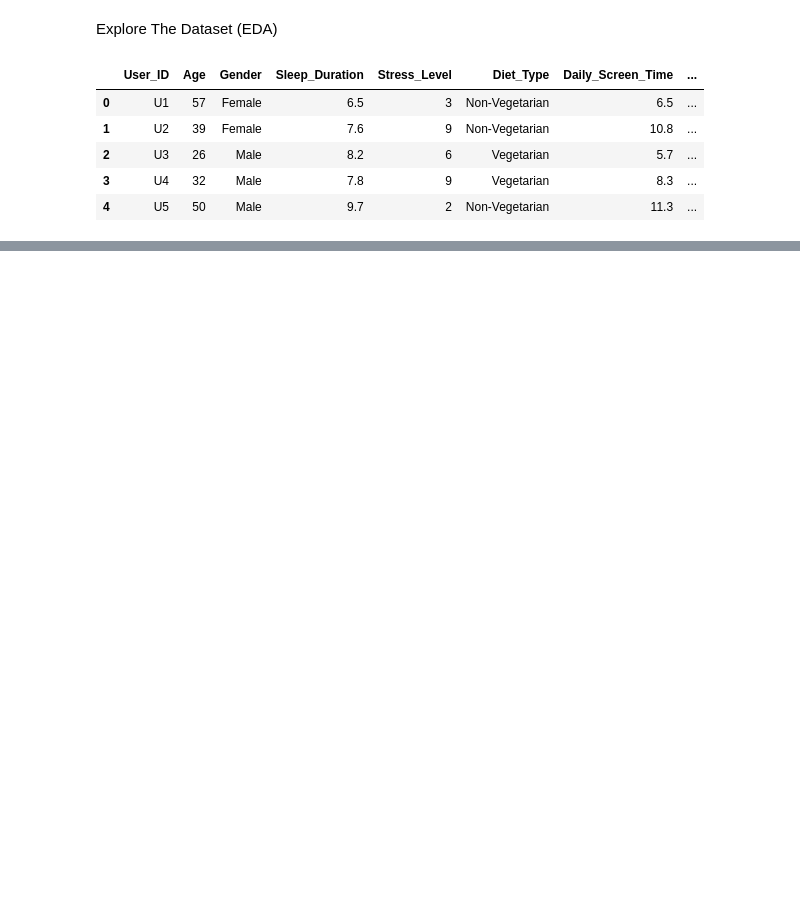
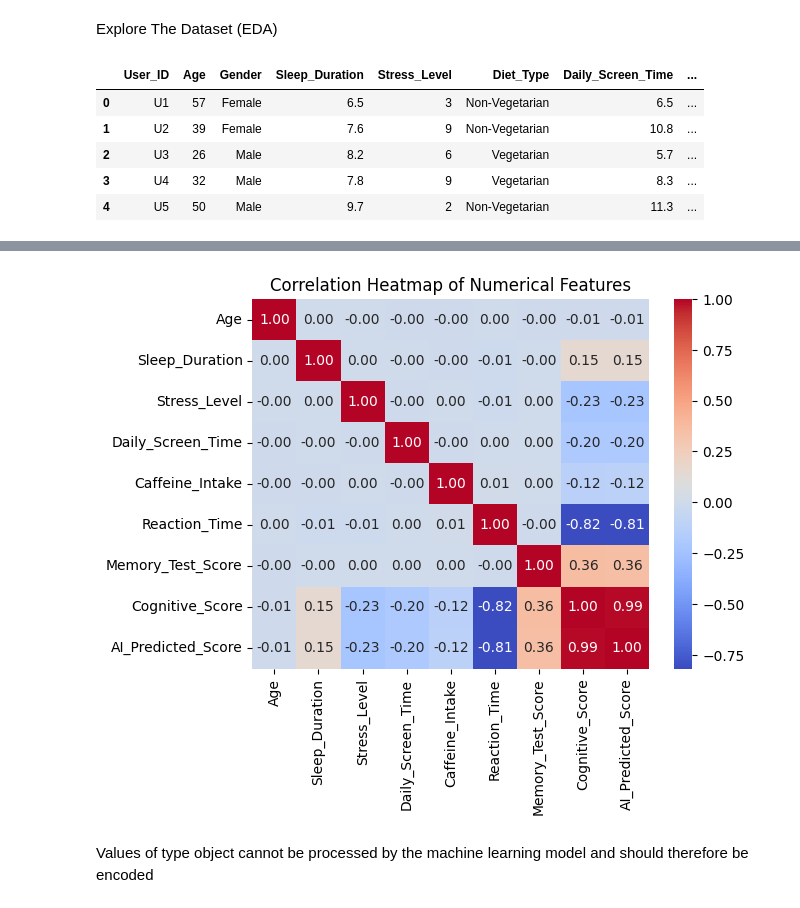
Before and after one commit to HebaTarekMahdi/Human-Cognitive-Performance-Analysis, a Jupyter notebook: demo.ipynb, the cells around one changed output, grey strips where cells are left out. Cells and saved outputs as stored; diff of their text form; code cells hidden in the pictures; blank space fills up the shorter version.

```diff
--- a/demo.ipynb
+++ b/demo.ipynb
@@ -9,8 +9,8 @@ warnings.filterwarnings('ignore')
 # %% [markdown]
 Explore The Dataset (EDA)
 # %%
-df = pd.read_csv('D:\HumanCognitivePerfomance\human_cognitive_performance.csv')
-df.head()      # see first few rows
+df = pd.read_csv('D:\HumanCognitivePerformance\human_cognitive_performance.csv')
+df.head()
 # %% [output]
 |  | User_ID | Age | Gender | Sleep_Duration | Stress_Level | Diet_Type | Daily_Screen_Time | ... |
 | 0 | U1 | 57 | Female | 6.5 | 3 | Non-Vegetarian | 6.5 | ... |
@@ -23,0 +130,12 @@ df.describe()  # basic stats
+# %%
+# Select only numerical columns
+numerical_df = df.select_dtypes(include=['number'])
+
+# Plot heatmap of correlations
+sns.heatmap(numerical_df.corr(), annot=True, fmt='.2f', cmap='coolwarm')
+plt.title('Correlation Heatmap of Numerical Features')
+plt.show()
+# %% [output]
+[figure, added]
+# %% [markdown]
+Values of type object cannot be processed by the machine learning model and should therefore be encoded
```
Also changed, not shown: parts of 11 cells of this notebook, 1 other file.
